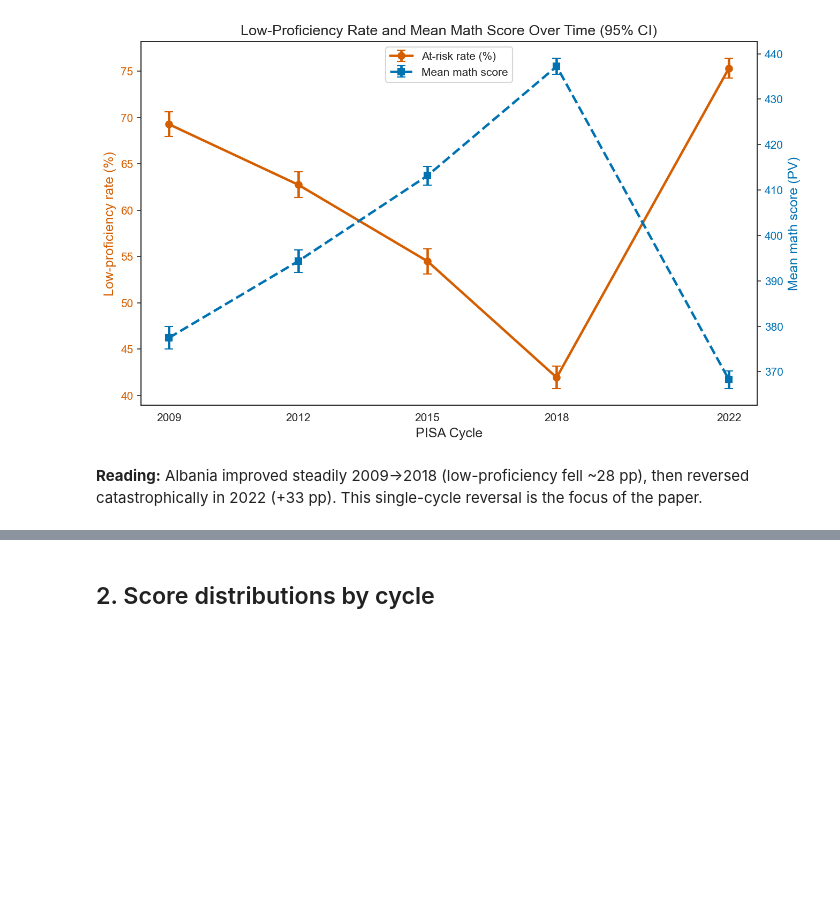
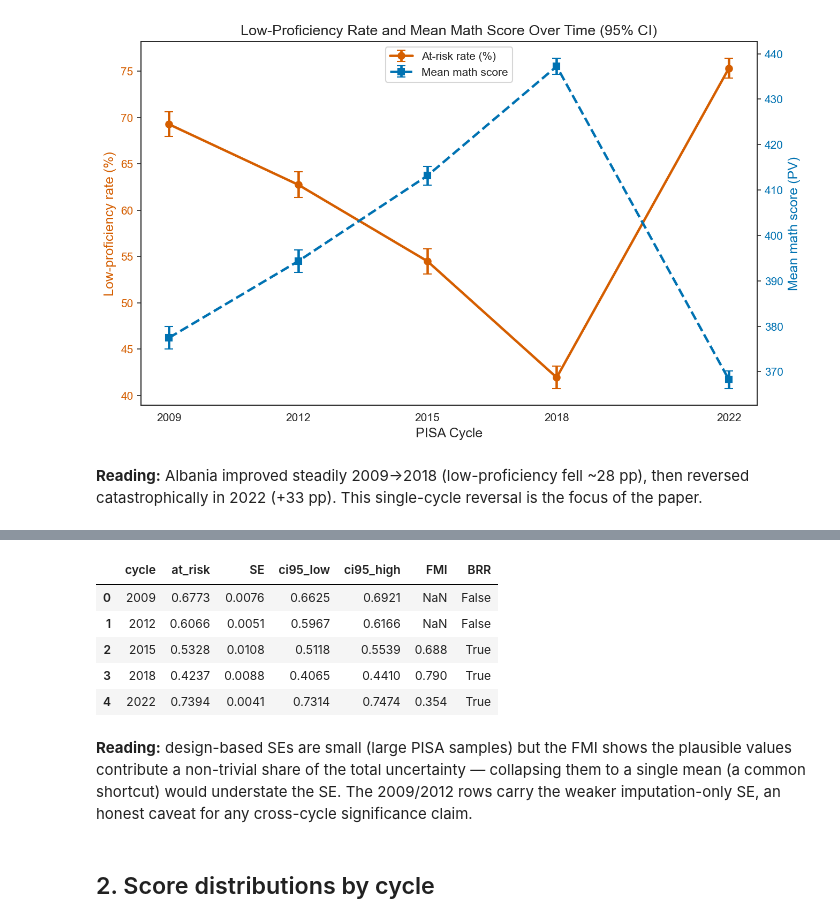
Before and after one commit to xhoja/oecd-pisa-albania, a Jupyter notebook: notebooks/01_eda_albania.ipynb, the cells around one changed output, grey strips where cells are left out. Drawn from its saved outputs; the diff is of its cells as text; code cells hidden in the pictures; blank space fills up the shorter version.

```diff
--- a/notebooks/01_eda_albania.ipynb
+++ b/notebooks/01_eda_albania.ipynb
@@ -64,3 +70,25 @@ fig = plot_atrisk_trajectory(df); plt.show()
+# %%
+from src.data.weights import pv_statistic_brr
+rows = []
+for c in sorted(df.CYCLE.unique()):
+    r = pv_statistic_brr(df[df.CYCLE==c], statistic='at_risk', domain='math')
+    rows.append({'cycle':int(c),
+                 'at_risk':round(r['estimate'],4),
+                 'SE':round(r['se'],4),
+                 'ci95_low':round(r['ci95_low'],4),
+                 'ci95_high':round(r['ci95_high'],4),
+                 'FMI':round(r['fmi'],3),
+                 'BRR':r['brr_available']})
+pd.DataFrame(rows)
+# %% [output]
+|  | cycle | at_risk | SE | ci95_low | ci95_high | FMI | BRR |
+| 0 | 2009 | 0.6773 | 0.0076 | 0.6625 | 0.6921 | NaN | False |
+| 1 | 2012 | 0.6066 | 0.0051 | 0.5967 | 0.6166 | NaN | False |
+| 2 | 2015 | 0.5328 | 0.0108 | 0.5118 | 0.5539 | 0.688 | True |
+| 3 | 2018 | 0.4237 | 0.0088 | 0.4065 | 0.4410 | 0.790 | True |
+| 4 | 2022 | 0.7394 | 0.0041 | 0.7314 | 0.7474 | 0.354 | True |
+# %% [markdown]
+**Reading:** design-based SEs are small (large PISA samples) but the FMI shows the plausible values contribute a non-trivial share of the total uncertainty — collapsing them to a single mean (a common shortcut) would understate the SE. The 2009/2012 rows carry the weaker imputation-only SE, an honest caveat for any cross-cycle significance claim.
 # %% [markdown]
 ## 2. Score distributions by cycle
 # %%
```
Also changed, not shown: parts of 3 cells of this notebook, 32 other files.
